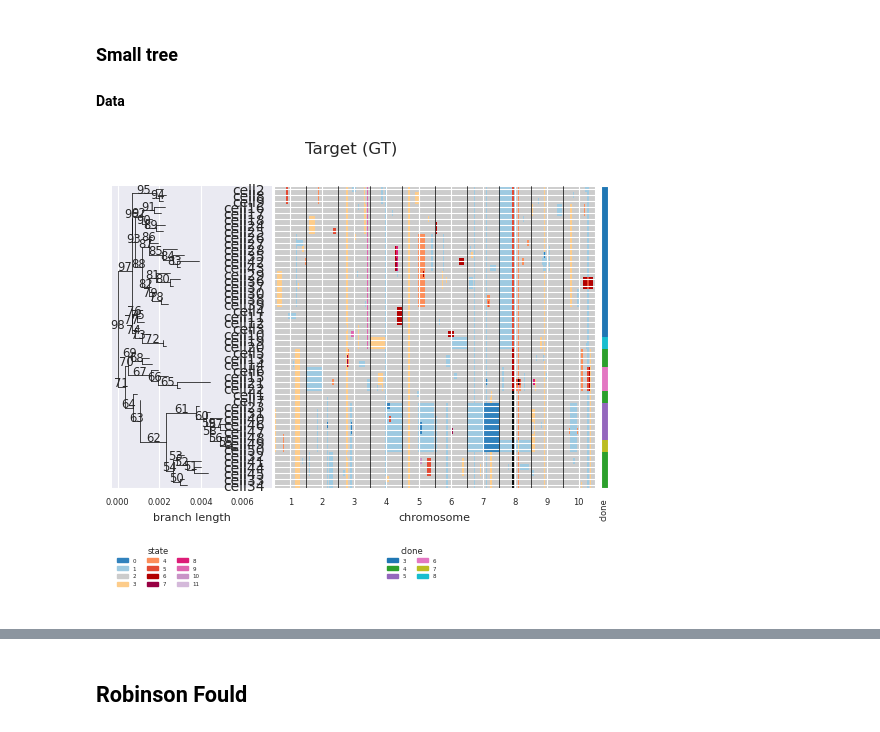
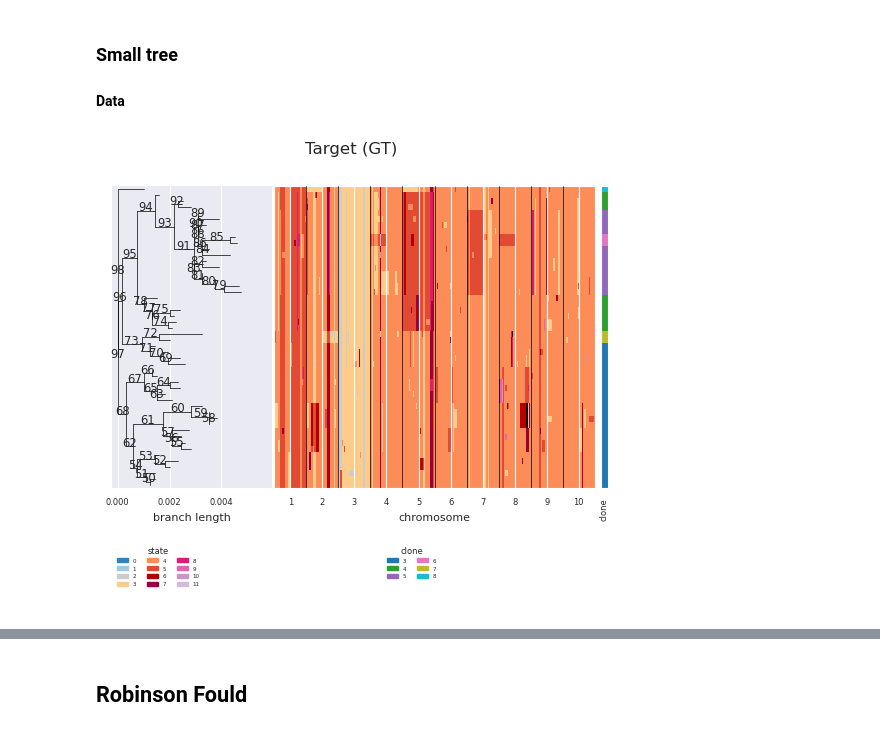
Before and after one commit to wxx20020407/cellmates_speedup, a Jupyter notebook: reproducibility/workflows/cellmates_batch_cnasim/workflow/notebooks/plotsC_F.py.ipynb, the cells around one changed output, grey strips where cells are left out. Drawn from its saved outputs; the diff is of its cells as text; code cells hidden in the pictures.

```diff
--- a/reproducibility/workflows/cellmates_batch_cnasim/workflow/notebooks/plotsC_F.py.ipynb
+++ b/reproducibility/workflows/cellmates_batch_cnasim/workflow/notebooks/plotsC_F.py.ipynb
@@ -75,7 +67,7 @@ stats_df
 #### Data
 # %%
 # plot example
-dat_dir = os.path.join(local_data_path, "Cs1_0", "0")
+dat_dir = os.path.join(local_data_path, "Cs2_0", "0")
 adata = anndata.read_h5ad(os.path.join(dat_dir, "anndata.h5ad"))
 adata = adata[~adata.obs['normal']].copy()
 bio_tree = Phylo.read(StringIO(adata.uns['cell-tree-newick']), 'newick')
@@ -87,7 +79,7 @@ for leaf in dpy_tree.leaf_node_iter():
     leaf.taxon.label = cell_names[int(leaf.taxon.label)]
 bio_tree_cn_lengths = Phylo.read(StringIO(dpy_tree.as_string(schema='newick')), 'newick')
 # %%
-g = pl.plot_cell_cn_matrix_fig(adata, layer_name='state', tree=bio_tree_cn_lengths, annotation_fields=['clone'], show_cell_ids=True)
+g = pl.plot_cell_cn_matrix_fig(adata, layer_name='state', tree=bio_tree_cn_lengths, annotation_fields=['clone'])
 g['fig'].suptitle('Target (GT)');
 # %% [output]
-[figure, old version]
+[figure, new version]
```
Also changed, not shown: parts of 18 cells of this notebook.
